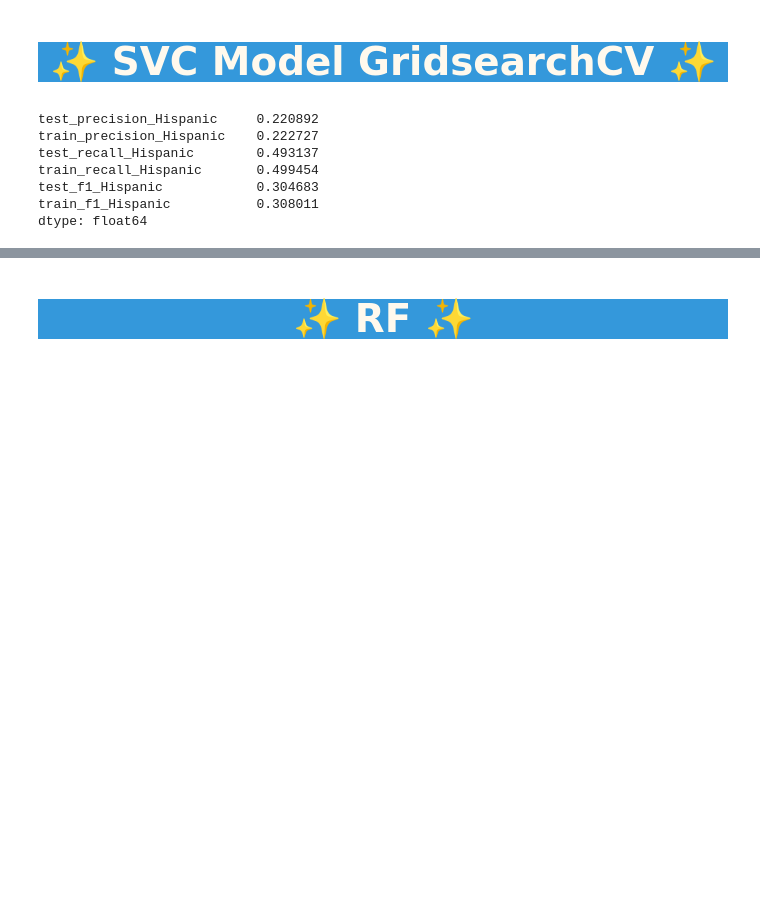
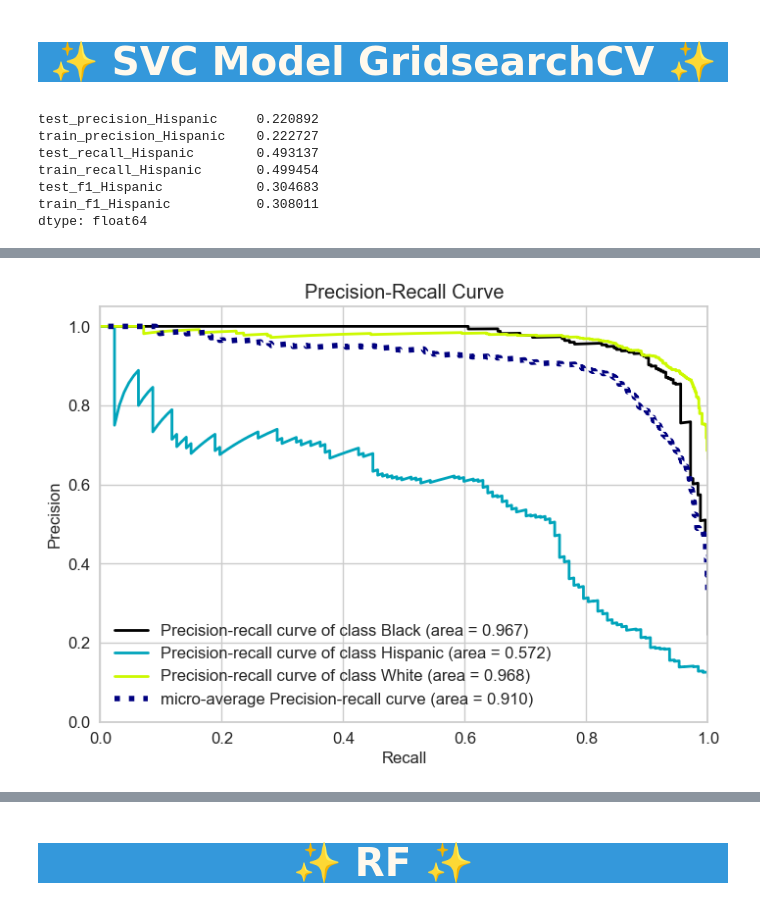
Before and after one commit to huseyincenik/machine_learning, a Jupyter notebook: Project/the_ultimate_guide_to_multiclass_classification_for_predicting_race/📊💪 The Ultimate Guide to Multi-Class Classification for Predicting Race 📏📈.ipynb, the cells around one changed output, grey strips where cells are left out. Saved outputs shown, nothing was run; the diff lists cells and outputs as text; code cells hidden in the pictures; blank space fills up the shorter version.

```diff
--- a/Project/the_ultimate_guide_to_multiclass_classification_for_predicting_race/📊💪 The Ultimate Guide to Multi-Class Classification for Predicting Race 📏📈.ipynb
+++ b/Project/the_ultimate_guide_to_multiclass_classification_for_predicting_race/📊💪 The Ultimate Guide to Multi-Class Classification for Predicting Race 📏📈.ipynb
@@ -2012,19 +1993,22 @@ eval_metric(svm_model_grid, X_train, y_train, X_test, y_test)
 # !pip install scikit-plot --user
 # %%
 operations = [("OneHot_Encoder", column_trans),
-              ("svc", SVC(class_weight = 'balanced',
+              ("svc", SVC(class_weight = 'balanced', kernel = 'linear',
+                                              C = 0.3,
                                               random_state = 42))]
 
 
 model = Pipeline(steps=operations)
 
 model.fit(X_train, y_train)
 
 decision_function = model.decision_function(X_test)
 
 #y_pred_proba = model.predict_proba(X_test) # predict_proba kullanamam . mutlaka decision func kullanmaliyim .
 
 plot_precision_recall(y_test, decision_function)
 plt.show();
+# %% [output]
+[figure, added]
 # %%
 decision_function
```
Also changed, not shown: parts of 123 cells of this notebook.
